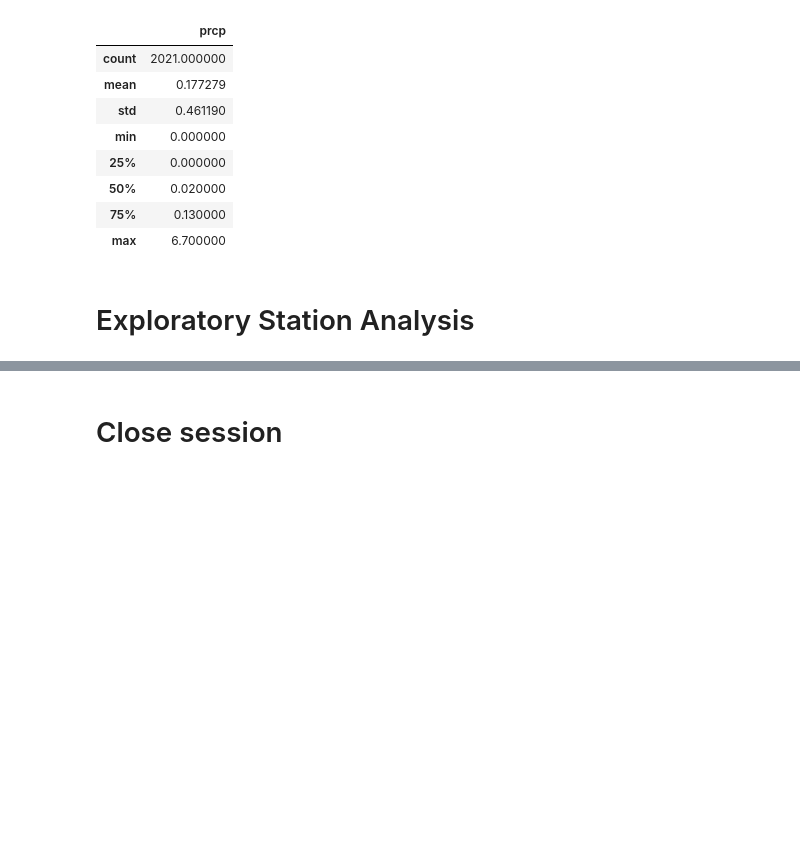
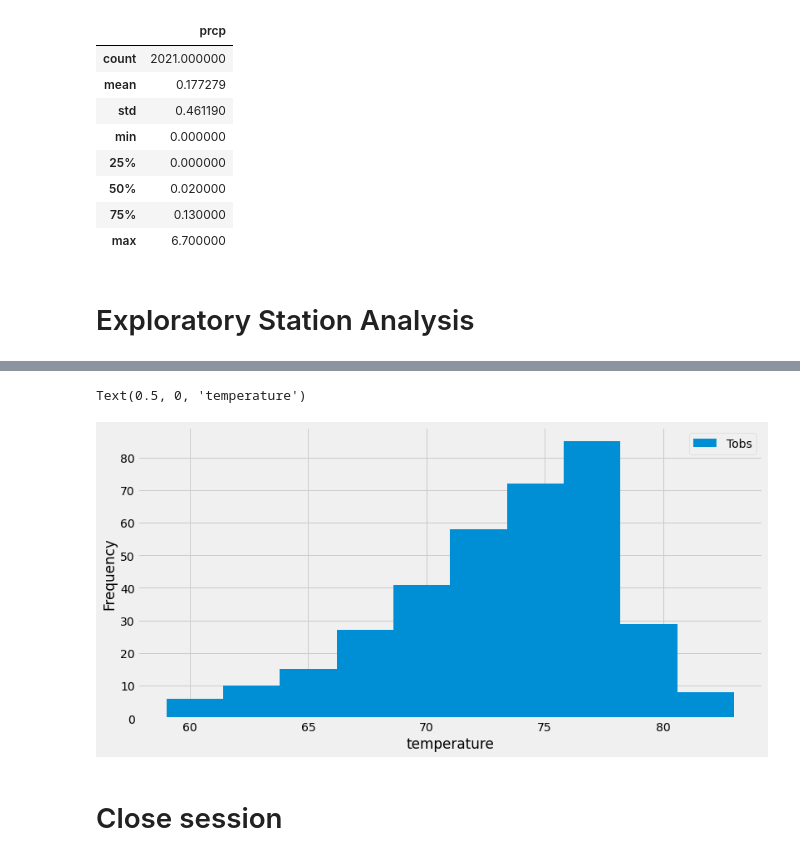
Before and after one commit to flbpilot/SQLAlchemy-Challenge, a Jupyter notebook: climate_starter.ipynb, the cells around one changed output, grey strips where cells are left out. Saved outputs shown, nothing was run; the diff lists cells and outputs as text; code cells hidden in the pictures; blank space fills up the shorter version.

```diff
--- a/climate_starter.ipynb
+++ b/climate_starter.ipynb
@@ -129,3 +154,7 @@ print(nb_station)
 # %%
 # Using the most active station id
-# Query the last 12 months of temperature observation data for this station and plot the results as a histogram
+# Query the last 12 months of temperature observation data for this station
+year_station = session.query(Measurement.station, Measurement.tobs).\
+    filter (Measurement.station == "USC00519281", Measurement.date > "2016-08-23")
+year_temp = pd.DataFrame(year_station)
+year_temp.head()
@@ -132,3 +168,11 @@ print(nb_station)
+# %%
+# and plot the results as a histogram
+year_temp["tobs"].plot.hist(figsize=(12,6))
+plt.legend(["Tobs"])
+plt.xlabel("temperature")
+# %% [output]
+Text(0.5, 0, 'temperature')
+[figure, added]
 # %% [markdown]
 # Close session
 # %%
```
Also changed, not shown: parts of 5 cells of this notebook.
